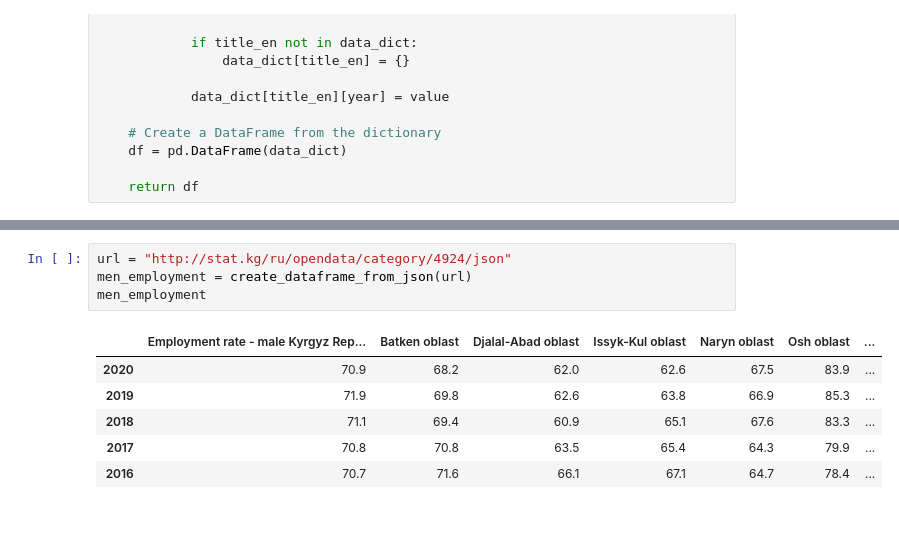
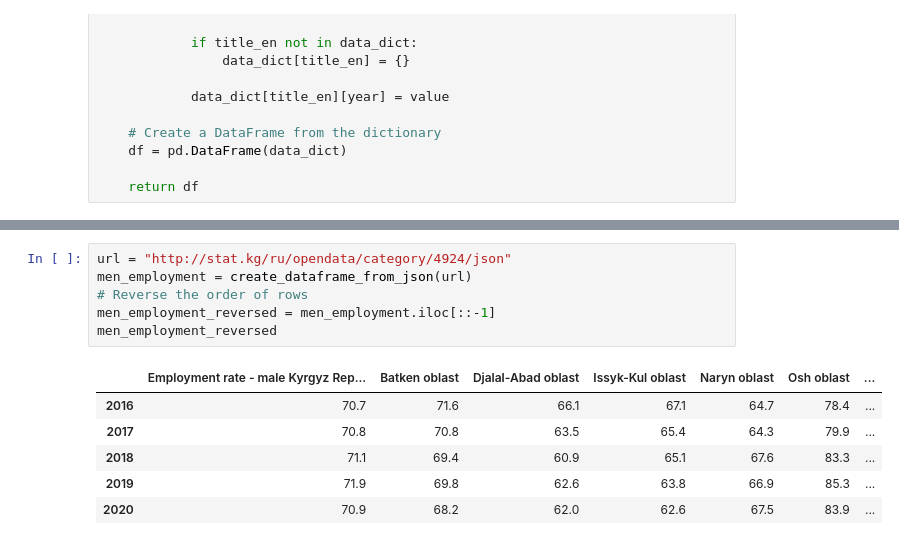
Before and after one commit to abdyraman/salaries_var_mvsw, a Jupyter notebook: json_ETL.ipynb, the cells around one changed output, grey strips where cells are left out. Drawn from its saved outputs; the diff is of its cells as text.

```diff
--- a/json_ETL.ipynb
+++ b/json_ETL.ipynb
@@ -43,11 +60,13 @@ women_employment
 # %%
 url = "http://stat.kg/ru/opendata/category/4924/json"
 men_employment = create_dataframe_from_json(url)
-men_employment
+# Reverse the order of rows
+men_employment_reversed = men_employment.iloc[::-1]
+men_employment_reversed
 # %% [output]
 |  | Employment rate - male Kyrgyz Rep... | Batken oblast | Djalal-Abad oblast | Issyk-Kul oblast | Naryn oblast | Osh oblast | ... |
+| 2016 | 70.7 | 71.6 | 66.1 | 67.1 | 64.7 | 78.4 | ... |
+| 2017 | 70.8 | 70.8 | 63.5 | 65.4 | 64.3 | 79.9 | ... |
+| 2018 | 71.1 | 69.4 | 60.9 | 65.1 | 67.6 | 83.3 | ... |
+| 2019 | 71.9 | 69.8 | 62.6 | 63.8 | 66.9 | 85.3 | ... |
 | 2020 | 70.9 | 68.2 | 62.0 | 62.6 | 67.5 | 83.9 | ... |
-| 2019 | 71.9 | 69.8 | 62.6 | 63.8 | 66.9 | 85.3 | ... |
-| 2018 | 71.1 | 69.4 | 60.9 | 65.1 | 67.6 | 83.3 | ... |
-| 2017 | 70.8 | 70.8 | 63.5 | 65.4 | 64.3 | 79.9 | ... |
-| 2016 | 70.7 | 71.6 | 66.1 | 67.1 | 64.7 | 78.4 | ... |
```
Also changed, not shown: parts of 7 cells of this notebook, 4 other files.
